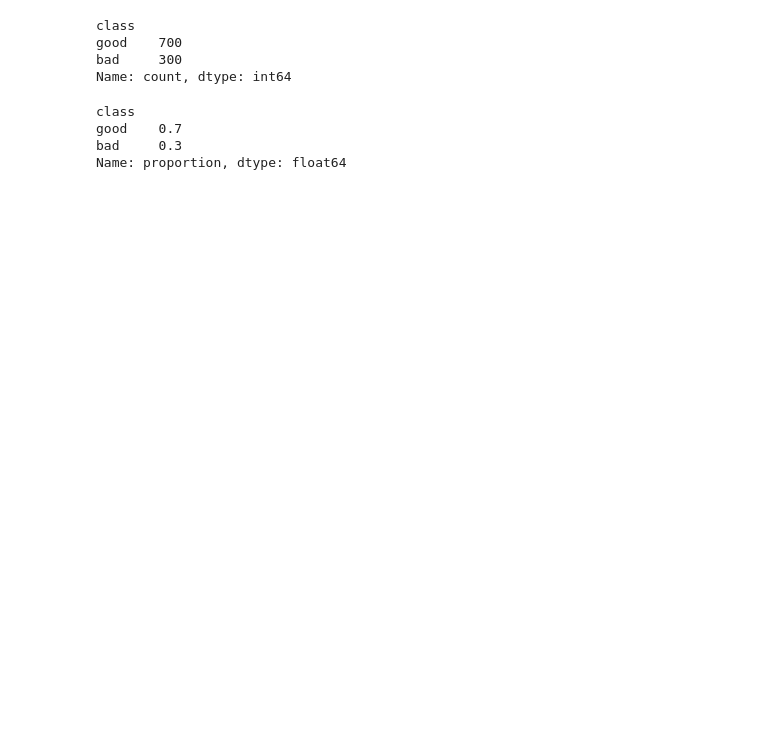
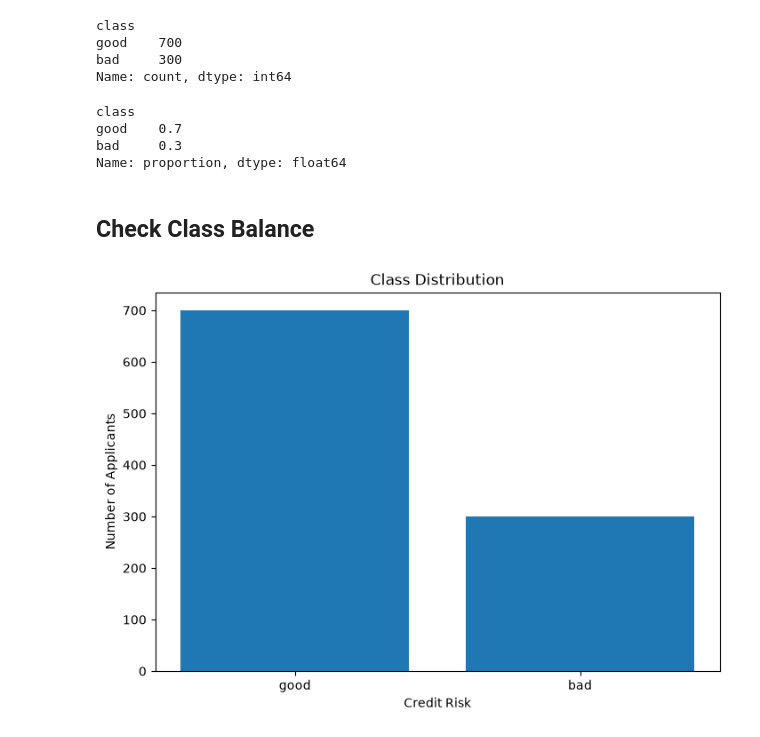
Before and after one commit to Timothious-arhamsoft/DailyTask, a Jupyter notebook: Task27/Day5_real_dataset.ipynb, the cells around one changed output. Saved outputs shown, nothing was run; the diff lists cells and outputs as text; code cells hidden in the pictures; blank space fills up the shorter version.

```diff
--- a/Task27/Day5_real_dataset.ipynb
+++ b/Task27/Day5_real_dataset.ipynb
@@ -208,3 +208,16 @@ class
 good    0.7
 bad     0.3
 Name: proportion, dtype: float64
+# %% [markdown]
+## Check Class Balance
+# %%
+fig, ax = plt.subplots(figsize=(7, 5), layout="constrained")
+class_counts = df["class"].value_counts()
+ax.bar(class_counts.index, class_counts.values)
+ax.set_title("Class Distribution")
+ax.set_xlabel("Credit Risk")
+ax.set_ylabel("Number of Applicants")
+fig.savefig("graphs/image_1_class_distribution.png", dpi=150)
+plt.show()
+# %% [output]
+[figure, added]
```
Also changed, not shown: parts of 49 cells of this notebook, 5 other files.
